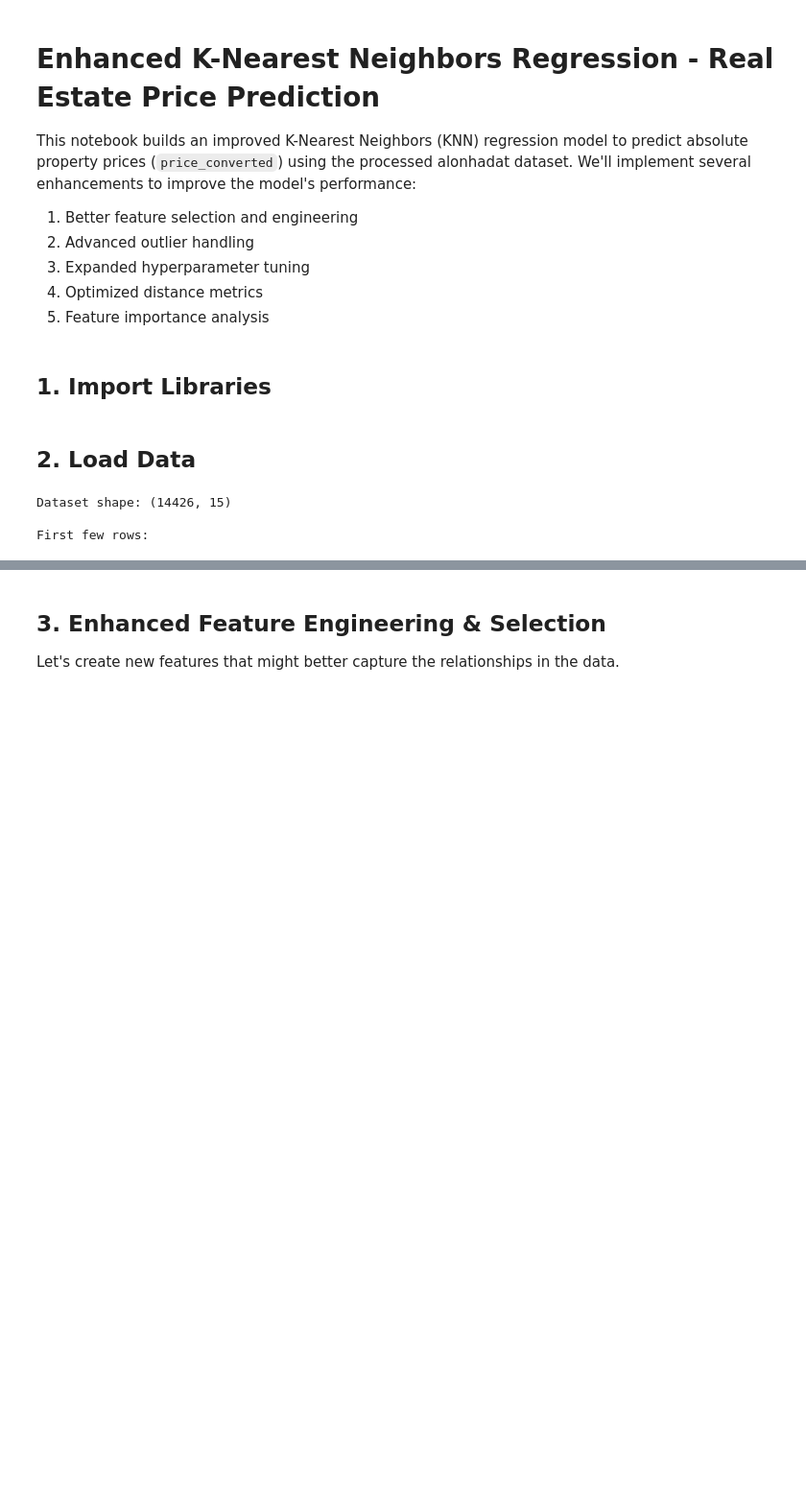
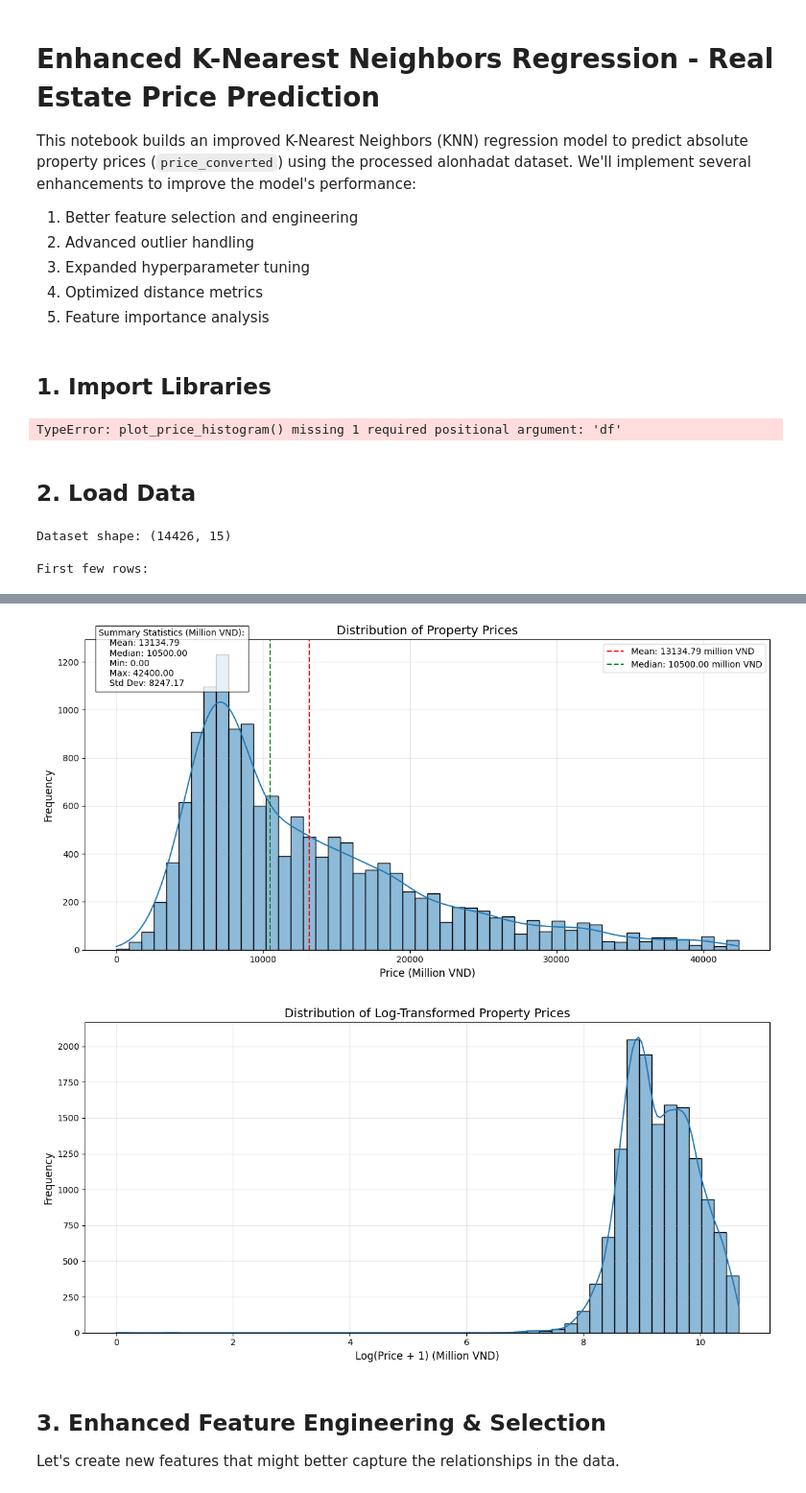
Before and after one commit to DuongDH03/RealEstate-EDA-Modeling, a Jupyter notebook: Modeling/Alonhatot/knn_regression_model.ipynb, the cells around one changed output, grey strips where cells are left out. Shown at 96% size. Cells and saved outputs as stored; diff of their text form; code cells hidden in the pictures; blank space fills up the shorter version.

```diff
--- a/Modeling/Alonhatot/knn_regression_model.ipynb
+++ b/Modeling/Alonhatot/knn_regression_model.ipynb
@@ -32,3 +77,7 @@ pd.set_option('display.float_format', '{:.2f}'.format)
+# %%
+plot_price_histogram()
+# %% [output]
+TypeError: plot_price_histogram() missing 1 required positional argument: 'df'
 # %% [markdown]
 ## 2. Load Data
 # %%
@@ -40,6 +89,9 @@ df.drop(columns=['date', 'is_price_per_m2'], inplace=True)
 print("Dataset shape:", df.shape)
 print("\nFirst few rows:")
 df.head()
+
+# Display distribution of property prices
+plot_price_histogram(df)
 # %% [output]
 Dataset shape: (14426, 15)
 
@@ -53,3 +99,5 @@ First few rows:
+[figure, added]
+[figure, added]
 # %% [markdown]
 ## 3. Enhanced Feature Engineering & Selection
 
```
Also changed, not shown: parts of 10 cells of this notebook, 8 other files.
